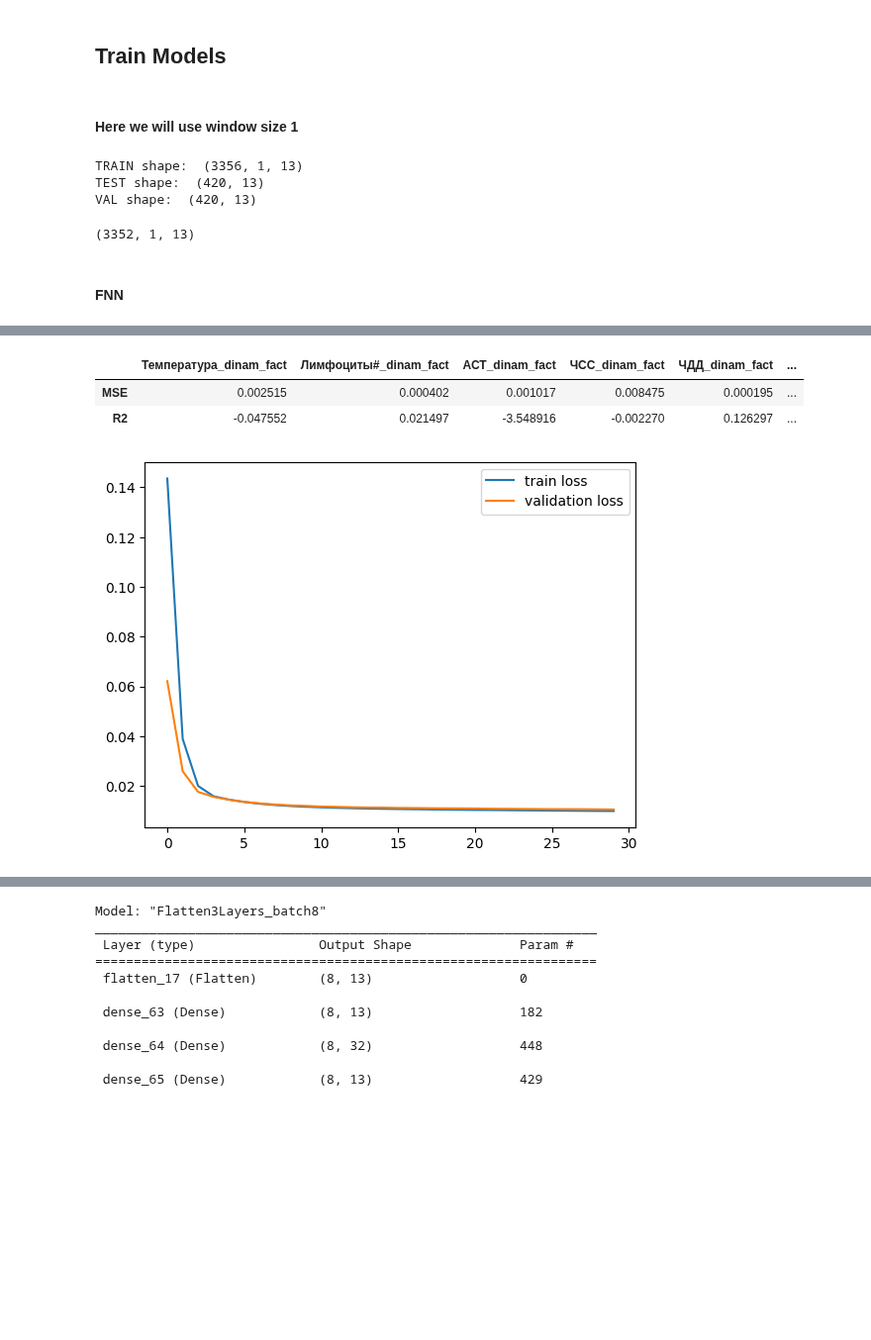
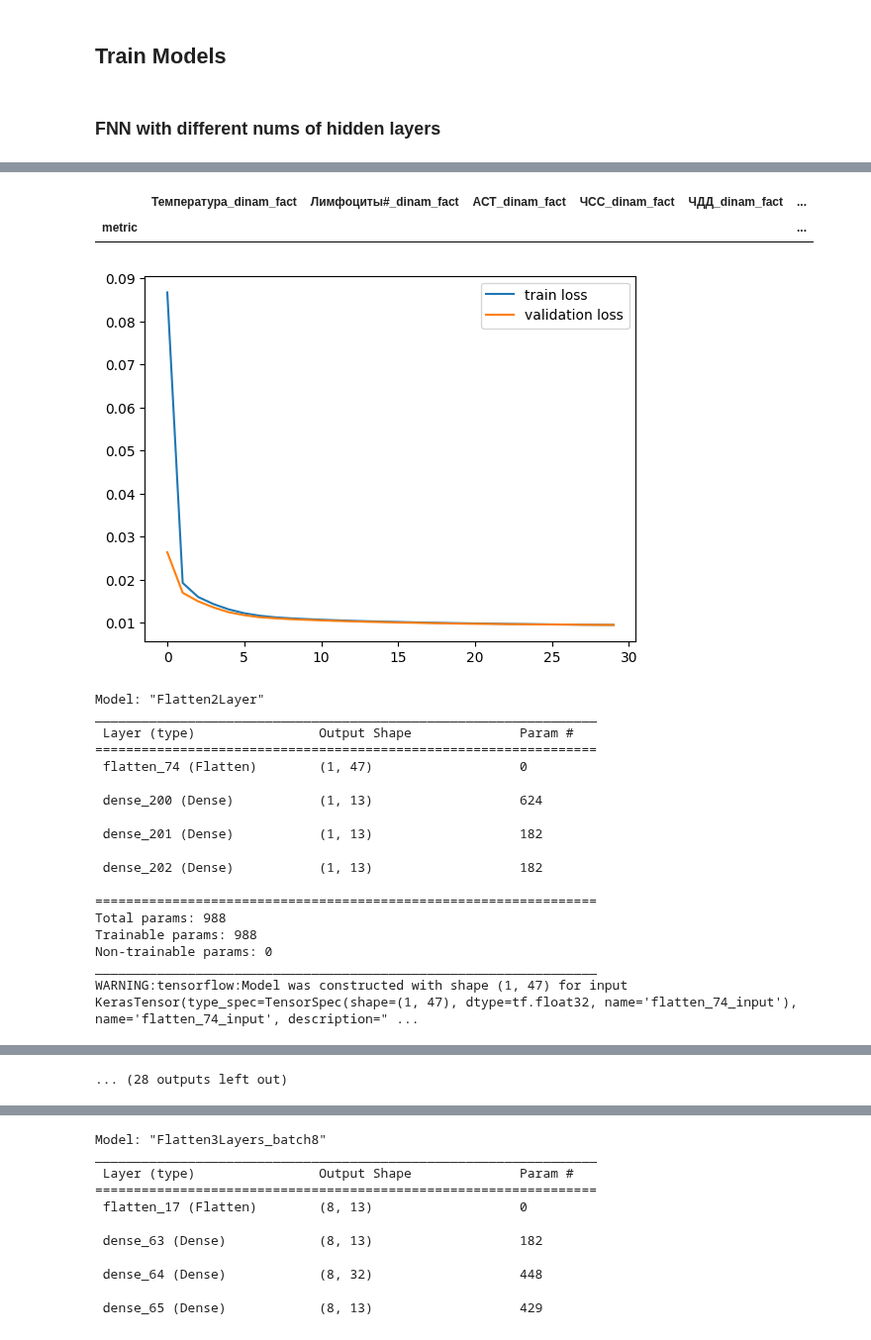
Before and after one commit to geniusserg/CovidPredict, a Jupyter notebook: ml_improved_window1.ipynb, the cells around one changed output, grey strips where cells are left out. Shown at 99% size. Saved outputs shown, nothing was run; the diff lists cells and outputs as text; code cells hidden in the pictures; blank space fills up the shorter version.

```diff
--- a/ml_improved_window1.ipynb
+++ b/ml_improved_window1.ipynb
@@ -165,31 +172,24 @@ def show_results(X_test, y_test, model, history, batch_size=None, sample_num = 0
+# %%
+preprocessor = DataPreprocessor()
+trainer = ModelTrainer(preprocessor, df_exp) # df_exp is ALREADY preprocessed
 # %% [markdown]
 ## Train Models
-# %% [markdown]
-#### Here we will use window size 1
-# %%
-import prepare_data_covid as datacovid
-(X_train, y_train), (X_test, y_test), (X_val, y_val) = \
-datacovid.prepare_dynamic(df_input=df, window=1)
-(X_train, y_train), (X_test, y_test), (X_val, y_val) =\
-    (X_train[4:], y_train[4:]), (X_test[4:], y_test[4:]), (X_val[4:], y_val[4:])
-X_train.shape
-# %% [output]
-TRAIN shape:  (3356, 1, 13)
-TEST shape:  (420, 13)
-VAL shape:  (420, 13)
-(3352, 1, 13)
-# %% [markdown]
-#### FNN
+# %% [markdown]
+### FNN with different nums of hidden layers
 # %%
-PARAMS_LENGTH = X_train.shape[2]
-WINDOW=X_train.shape[1]
-model = Sequential(name="Faltten2Layer")
-model.add(Input((WINDOW, PARAMS_LENGTH)))
-model.add(Flatten())
-model.add(Dense(PARAMS_LENGTH, activation="relu"))
-model.add(Dense(PARAMS_LENGTH, activation="linear"))
-model.compile(optimizer="adam", loss="mse")
-model.summary()
-history = model.fit(X_train, y_train, epochs=30, validation_data=(X_val, y_val))
-show_results(X_test, y_test, model, history)
+number_of_hidden_layers = 6
+
+for n in range(1, number_of_hidden_layers):
+    model = Sequential(name=f"Flatten_{n}Layer")
+    model.add(Flatten())
+    for i in range(n):
+        model.add(Dense(PARAMS_LENGTH, activation="relu"))
+    model.add(Dense(PARAMS_LENGTH, activation="linear"))
+
+    model.compile(optimizer="adam", loss="mse")
+    model.build(input_shape=(1, len(df_exp.columns)))
+    model.summary()
+
+    history, table = trainer.train_model(model)
+    show_results(history, table)
 # %% [output]
@@ -214,4 +217,21 @@ INFO:tensorflow:Assets written to: models_w1/Faltten2Layer\assets
 |  | Температура_dinam_fact | Лимфоциты#_dinam_fact | АСТ_dinam_fact | ЧСС_dinam_fact | ЧДД_dinam_fact | ... |
-| MSE | 0.002515 | 0.000402 | 0.001017 | 0.008475 | 0.000195 | ... |
-| R2 | -0.047552 | 0.021497 | -3.548916 | -0.002270 | 0.126297 | ... |
+| metric |  |  |  |  |  | ... |
-[figure, old version]
+[figure, new version]
+Model: "Flatten2Layer"
+_________________________________________________________________
+ Layer (type)                Output Shape              Param #
+=================================================================
+ flatten_74 (Flatten)        (1, 47)                   0
+
+ dense_200 (Dense)           (1, 13)                   624
+
+ dense_201 (Dense)           (1, 13)                   182
+
+ dense_202 (Dense)           (1, 13)                   182
+
+=================================================================
+Total params: 988
+Trainable params: 988
+Non-trainable params: 0
+_________________________________________________________________
+WARNING:tensorflow:Model was constructed with shape (1, 47) for input KerasTensor(type_spec=TensorSpec(shape=(1, 47), dtype=tf.float32, name='flatten_74_input'), name='flatten_74_input', description=" ...
@@ -217,0 +241 @@ INFO:tensorflow:Assets written to: models_w1/Faltten2Layer\assets
+... (28 outputs left out)
```
Also changed, not shown: parts of 22 cells of this notebook.
